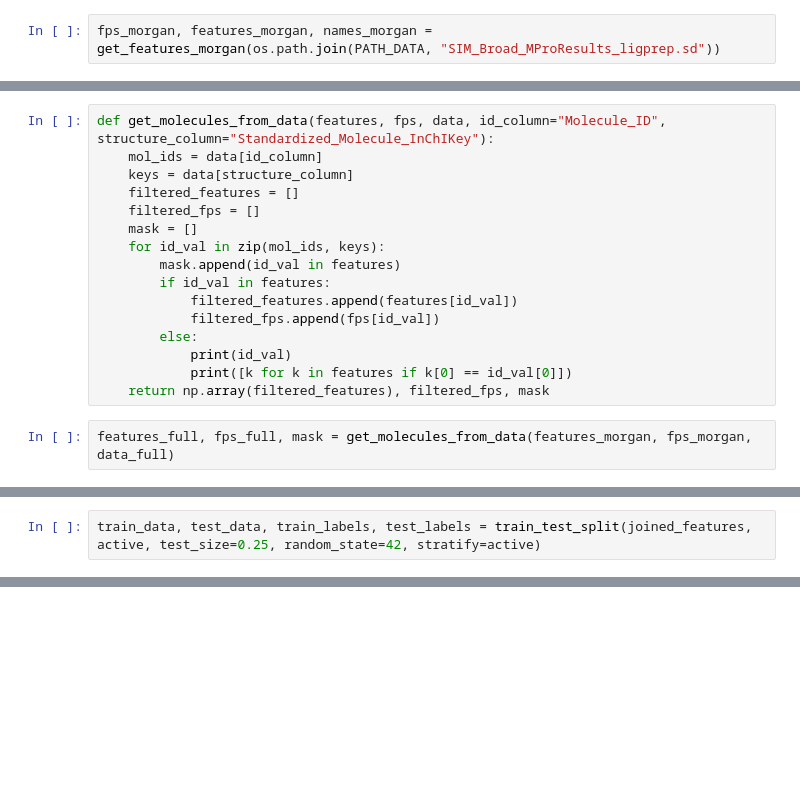
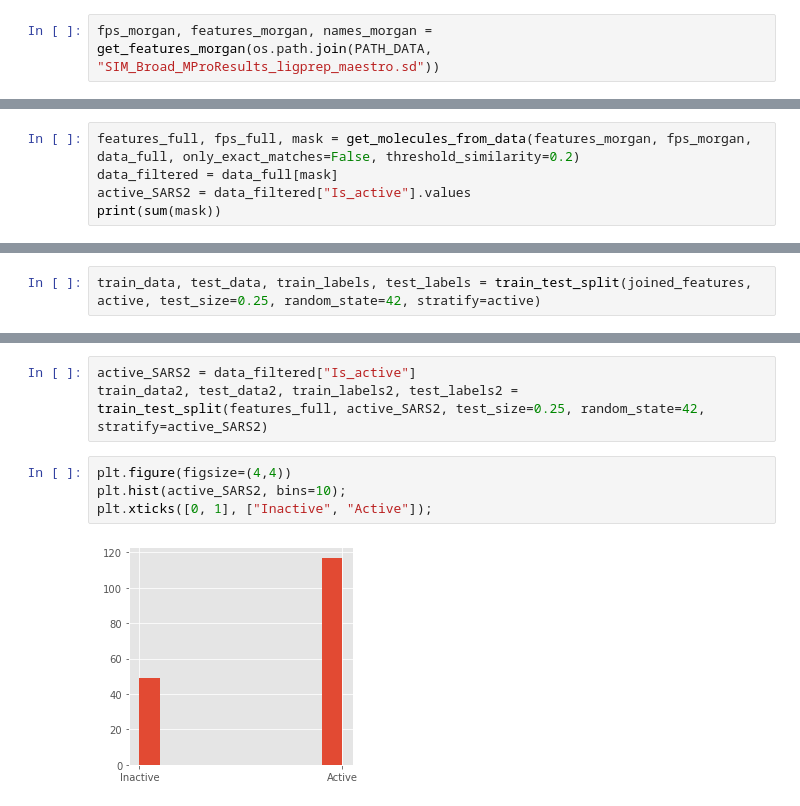
Before and after one commit to danielSoler93/drug_learning, a Jupyter notebook: drug_learning/2D/dataset_sars2.ipynb, the cells around one changed output, grey strips where cells are left out. Drawn from its saved outputs; the diff is of its cells as text; blank space fills up the shorter version.

```diff
--- a/drug_learning/2D/dataset_sars2.ipynb
+++ b/drug_learning/2D/dataset_sars2.ipynb
@@ -53,3 +139,3 @@ def get_features_morgan(input_sdf):
 # %%
-fps_morgan, features_morgan, names_morgan = get_features_morgan(os.path.join(PATH_DATA, "SIM_Broad_MProResults_ligprep.sd"))
+fps_morgan, features_morgan, names_morgan = get_features_morgan(os.path.join(PATH_DATA, "SIM_Broad_MProResults_ligprep_maestro.sd"))
 # %% [output]
@@ -128,19 +206,6 @@ print(data_full.shape)
-# %%
-def get_molecules_from_data(features, fps, data, id_column="Molecule_ID", structure_column="Standardized_Molecule_InChIKey"):
-    mol_ids = data[id_column]
-    keys = data[structure_column]
-    filtered_features = []
-    filtered_fps = []
-    mask = []
-    for id_val in zip(mol_ids, keys):
-        mask.append(id_val in features)
-        if id_val in features:
-            filtered_features.append(features[id_val])
-            filtered_fps.append(fps[id_val])
-        else:
-            print(id_val)
-            print([k for k in features if k[0] == id_val[0]])
-    return np.array(filtered_features), filtered_fps, mask
 # %%
-features_full, fps_full, mask = get_molecules_from_data(features_morgan, fps_morgan, data_full)
+features_full, fps_full, mask = get_molecules_from_data(features_morgan, fps_morgan, data_full, only_exact_matches=False, threshold_similarity=0.2)
+data_filtered = data_full[mask]
+active_SARS2 = data_filtered["Is_active"].values
+print(sum(mask))
 # %% [output]
@@ -401,0 +414,9 @@ NER: 0.809, Sensitivity or recall: 0.932, Specificity: 0.686, Precision: 0.788,
+# %%
+active_SARS2 = data_filtered["Is_active"]
+train_data2, test_data2, train_labels2, test_labels2 = train_test_split(features_full, active_SARS2, test_size=0.25, random_state=42, stratify=active_SARS2)
+# %%
+plt.figure(figsize=(4,4))
+plt.hist(active_SARS2, bins=10);
+plt.xticks([0, 1], ["Inactive", "Active"]);
+# %% [output]
+[figure, added]
```
Also changed, not shown: parts of 72 cells of this notebook, 3 other files.
